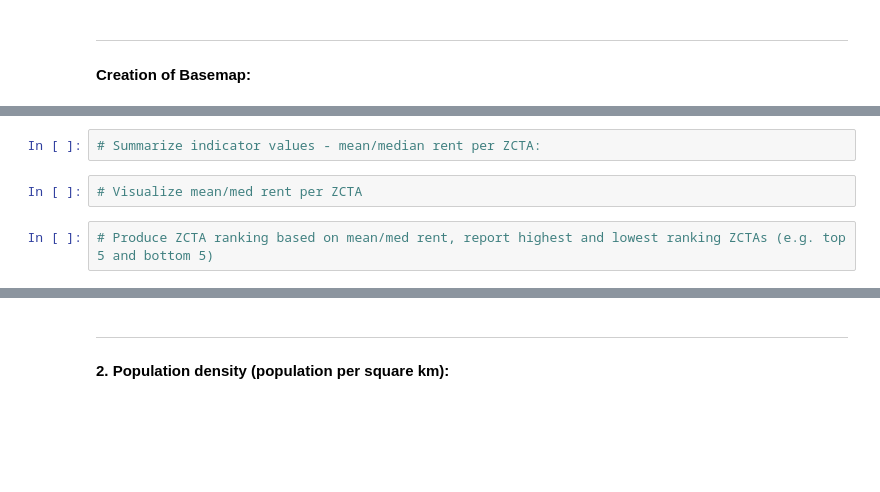
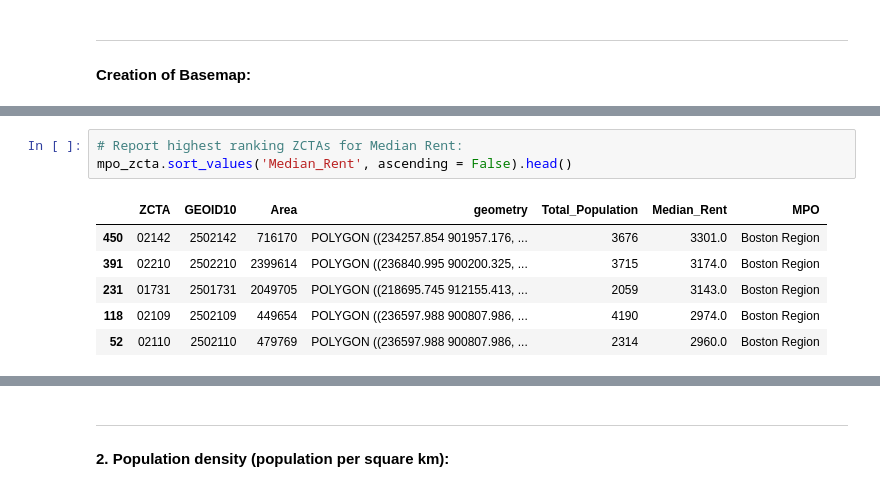
Before and after one commit to jess-wilson2020/uep239-final-project, a Jupyter notebook: uep239-final-project.ipynb, the cells around one changed output, grey strips where cells are left out. Cells and saved outputs as stored; diff of their text form; blank space fills up the shorter version.

```diff
--- a/uep239-final-project.ipynb
+++ b/uep239-final-project.ipynb
@@ -474,6 +495,10 @@ grocery = grocery.set_crs('epsg:4326')
-# %%
-# Summarize indicator values - mean/median rent per ZCTA:
-# %%
-# Visualize mean/med rent per ZCTA
 # %%
-# Produce ZCTA ranking based on mean/med rent, report highest and lowest ranking ZCTAs (e.g. top 5 and bottom 5)
+# Report highest ranking ZCTAs for Median Rent:
+mpo_zcta.sort_values('Median_Rent', ascending = False).head()
+# %% [output]
+|  | ZCTA | GEOID10 | Area | geometry | Total_Population | Median_Rent | MPO |
+| 450 | 02142 | 2502142 | 716170 | POLYGON ((234257.854 901957.176, ... | 3676 | 3301.0 | Boston Region |
+| 391 | 02210 | 2502210 | 2399614 | POLYGON ((236840.995 900200.325, ... | 3715 | 3174.0 | Boston Region |
+| 231 | 01731 | 2501731 | 2049705 | POLYGON ((218695.745 912155.413, ... | 2059 | 3143.0 | Boston Region |
+| 118 | 02109 | 2502109 | 449654 | POLYGON ((236597.988 900807.986, ... | 4190 | 2974.0 | Boston Region |
+| 52 | 02110 | 2502110 | 479769 | POLYGON ((236597.988 900807.986, ... | 2314 | 2960.0 | Boston Region |
```
Also changed, not shown: parts of 7 cells of this notebook.
